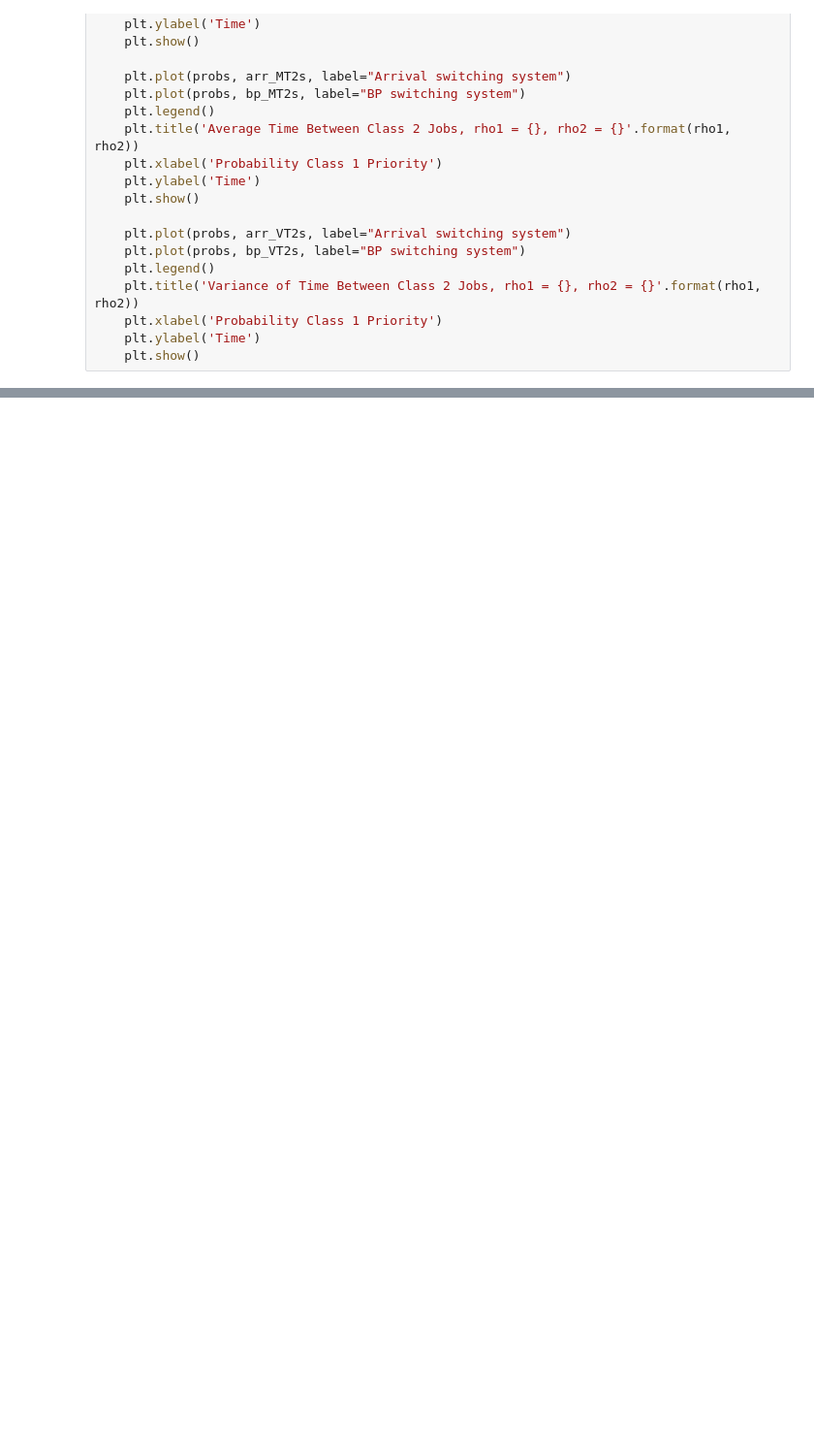
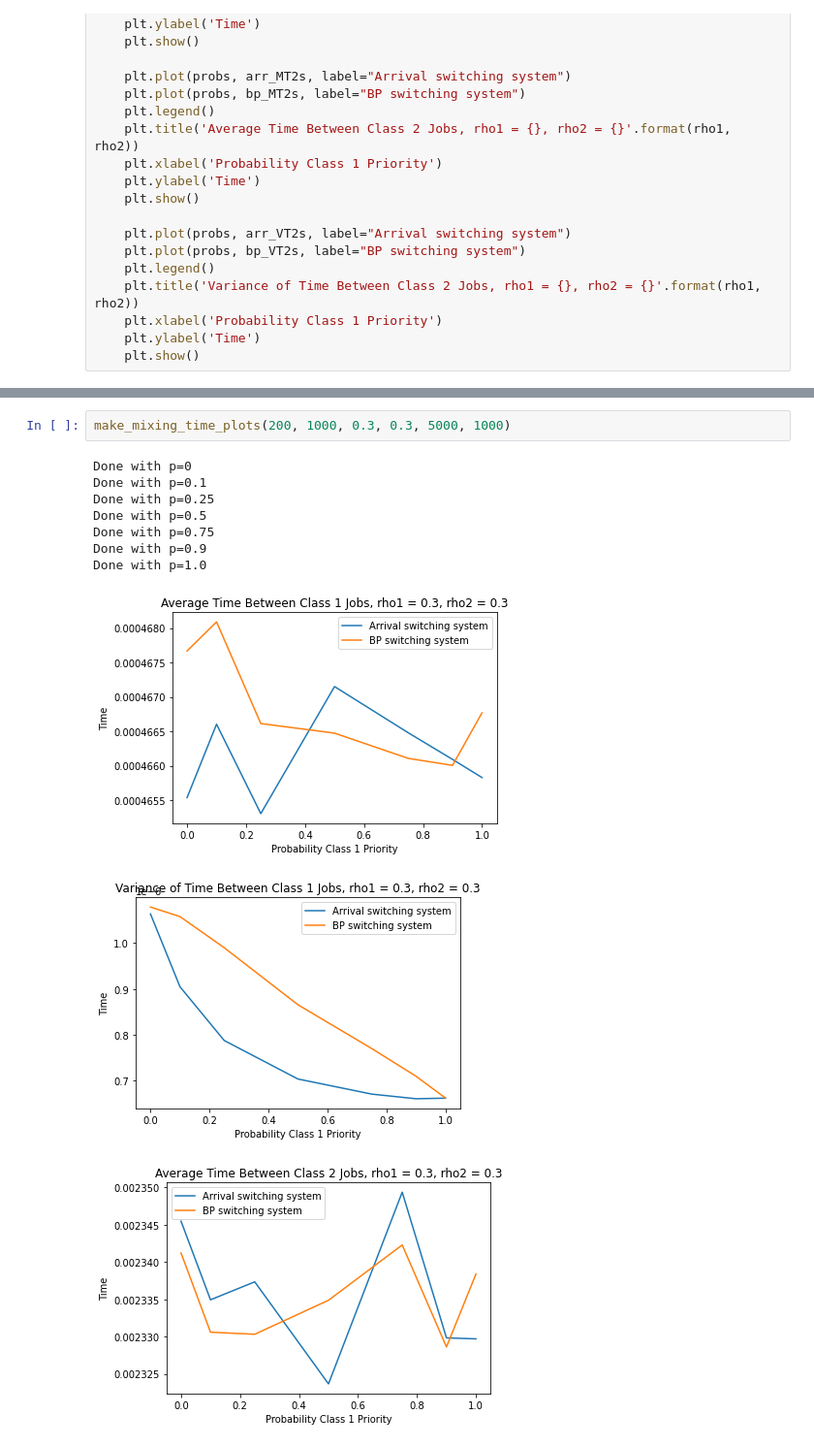
Before and after one commit to vchowdhary/HybridPrioritySimulations, a Jupyter notebook: plots.ipynb, the cells around one changed output, grey strips where cells are left out. Shown at 97% size. Drawn from its saved outputs; the diff is of its cells as text; blank space fills up the shorter version.

Commit message:
More plots...though this is now useless T.T

```diff
--- a/plots.ipynb
+++ b/plots.ipynb
@@ -561,0 +580,13 @@ KeyboardInterrupt:
+# %%
+make_mixing_time_plots(200, 1000, 0.3, 0.3, 5000, 1000)
+# %% [output]
+Done with p=0
+Done with p=0.1
+Done with p=0.25
+Done with p=0.5
+Done with p=0.75
+Done with p=0.9
+Done with p=1.0
+[figure, added]
+[figure, added]
+[figure, added]
```
Also changed, not shown: parts of 5 cells of this notebook, 5 other files.
